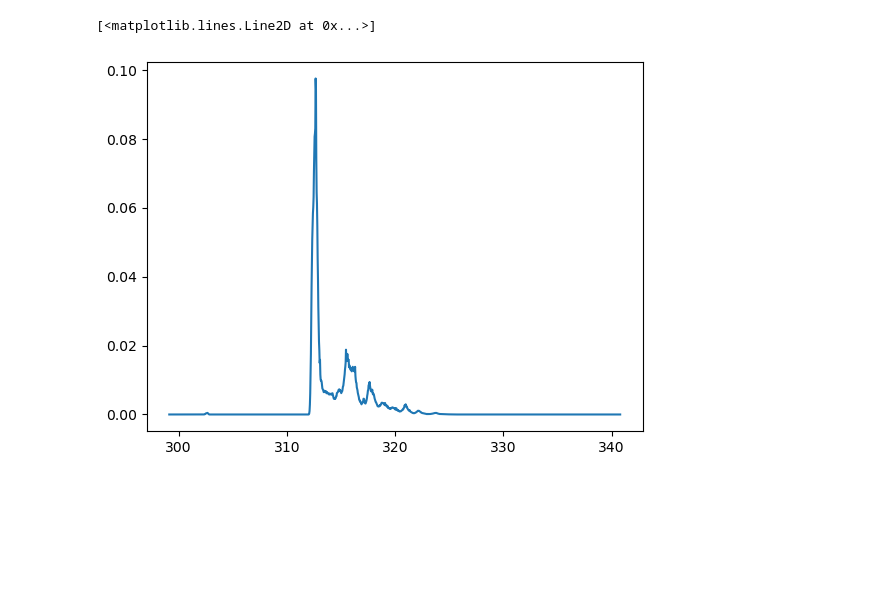
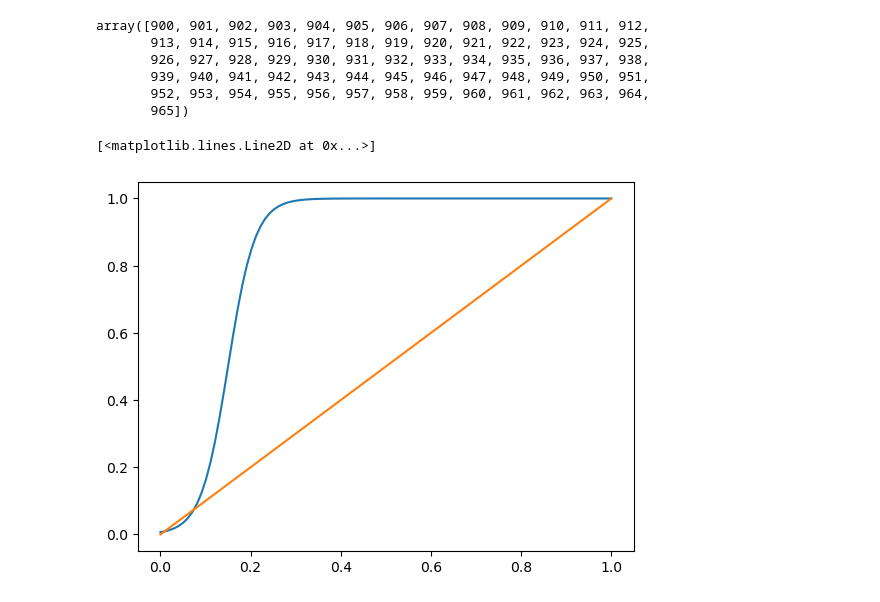
Before and after one commit to git-jhyang/KRICT_opticmapping, a Jupyter notebook: notebooks/clustering_hbn.ipynb, the cells around one changed output. Drawn from its saved outputs; the diff is of its cells as text; code cells hidden in the pictures; blank space fills up the shorter version.

```diff
--- a/notebooks/clustering_hbn.ipynb
+++ b/notebooks/clustering_hbn.ipynb
@@ -139,5 +20,18 @@ SpectrumAutoEncoder(1, )
-# %%
-plt.plot(x, ny_std)
-# %% [output]
-[<matplotlib.lines.Line2D at 0x...>]
-[figure, removed]
+# %%
+fns = np.array(sorted([f.split('.')[0] for f in os.listdir('/home/jhyang/WORKSPACES/DATA/2D/pl_postech/spectrum/') if f.startswith('9') and f.endswith('txt')])).astype(int)
+fns
+# %% [output]
+array([900, 901, 902, 903, 904, 905, 906, 907, 908, 909, 910, 911, 912,
+       913, 914, 915, 916, 917, 918, 919, 920, 921, 922, 923, 924, 925,
+       926, 927, 928, 929, 930, 931, 932, 933, 934, 935, 936, 937, 938,
+       939, 940, 941, 942, 943, 944, 945, 946, 947, 948, 949, 950, 951,
+       952, 953, 954, 955, 956, 957, 958, 959, 960, 961, 962, 963, 964,
+       965])
+# %%
+z = np.linspace(0, 1, 100)
+w = 1 / (1 + np.exp((-z + 0.15)/0.03))
+plt.plot(z, w)
+plt.plot([0,1],[0,1])
+# %% [output]
+[<matplotlib.lines.Line2D at 0x...>]
+[figure, added]
```
Also changed, not shown: parts of 27 cells of this notebook, 4 other files.
